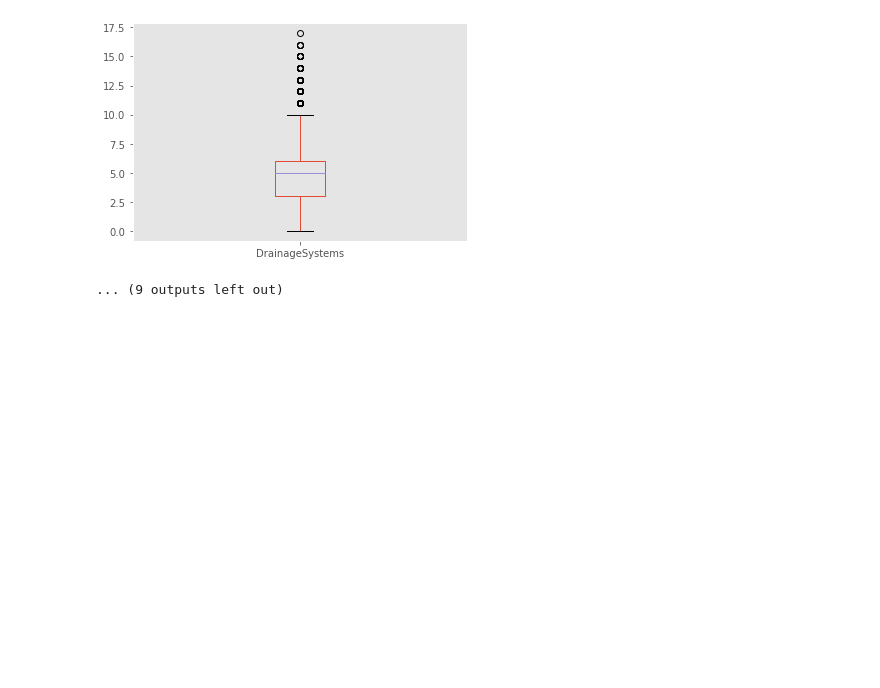
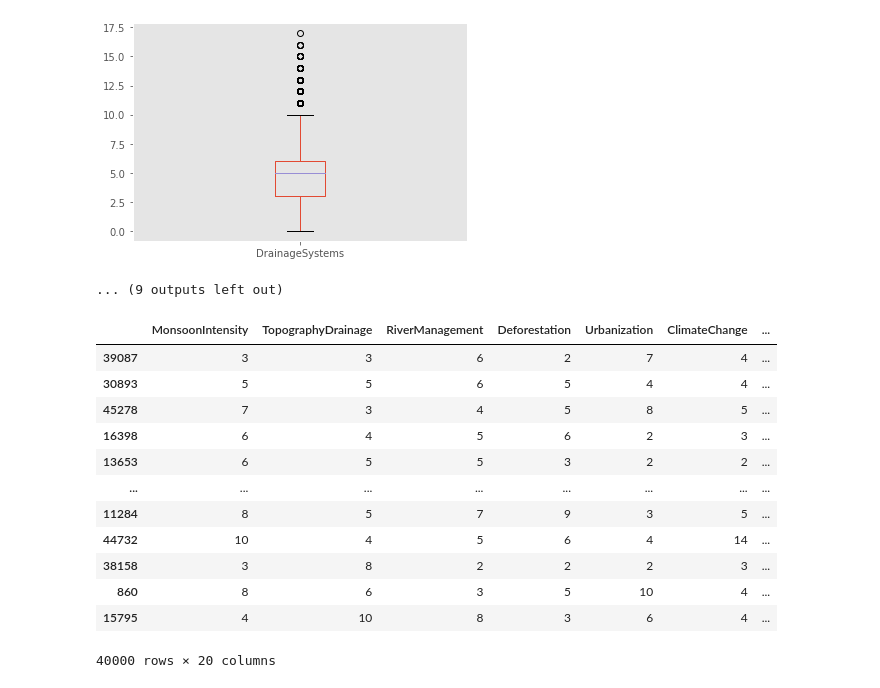
Before and after one commit to sarthakone105/flood_prediction_kaggle, a Jupyter notebook: EDA.ipynb, the cells around one changed output. Drawn from its saved outputs; the diff is of its cells as text; code cells hidden in the pictures; blank space fills up the shorter version.

```diff
--- a/EDA.ipynb
+++ b/EDA.ipynb
@@ -117,3 +117,19 @@ X = df.iloc[:,0:-1]
 y = df.iloc[:,-1]
 
 X_train, X_test, y_train, y_test = train_test_split(X, y, test_size=0.2, random_state=42)
+# %%
+X_train
+# %% [output]
+|  | MonsoonIntensity | TopographyDrainage | RiverManagement | Deforestation | Urbanization | ClimateChange | ... |
+| 39087 | 3 | 3 | 6 | 2 | 7 | 4 | ... |
+| 30893 | 5 | 5 | 6 | 5 | 4 | 4 | ... |
+| 45278 | 7 | 3 | 4 | 5 | 8 | 5 | ... |
+| 16398 | 6 | 4 | 5 | 6 | 2 | 3 | ... |
+| 13653 | 6 | 5 | 5 | 3 | 2 | 2 | ... |
+| ... | ... | ... | ... | ... | ... | ... | ... |
+| 11284 | 8 | 5 | 7 | 9 | 3 | 5 | ... |
+| 44732 | 10 | 4 | 5 | 6 | 4 | 14 | ... |
+| 38158 | 3 | 8 | 2 | 2 | 2 | 3 | ... |
+| 860 | 8 | 6 | 3 | 5 | 10 | 4 | ... |
+| 15795 | 4 | 10 | 8 | 3 | 6 | 4 | ... |
+40000 rows × 20 columns
```
Also changed, not shown: parts of 2 cells of this notebook.
